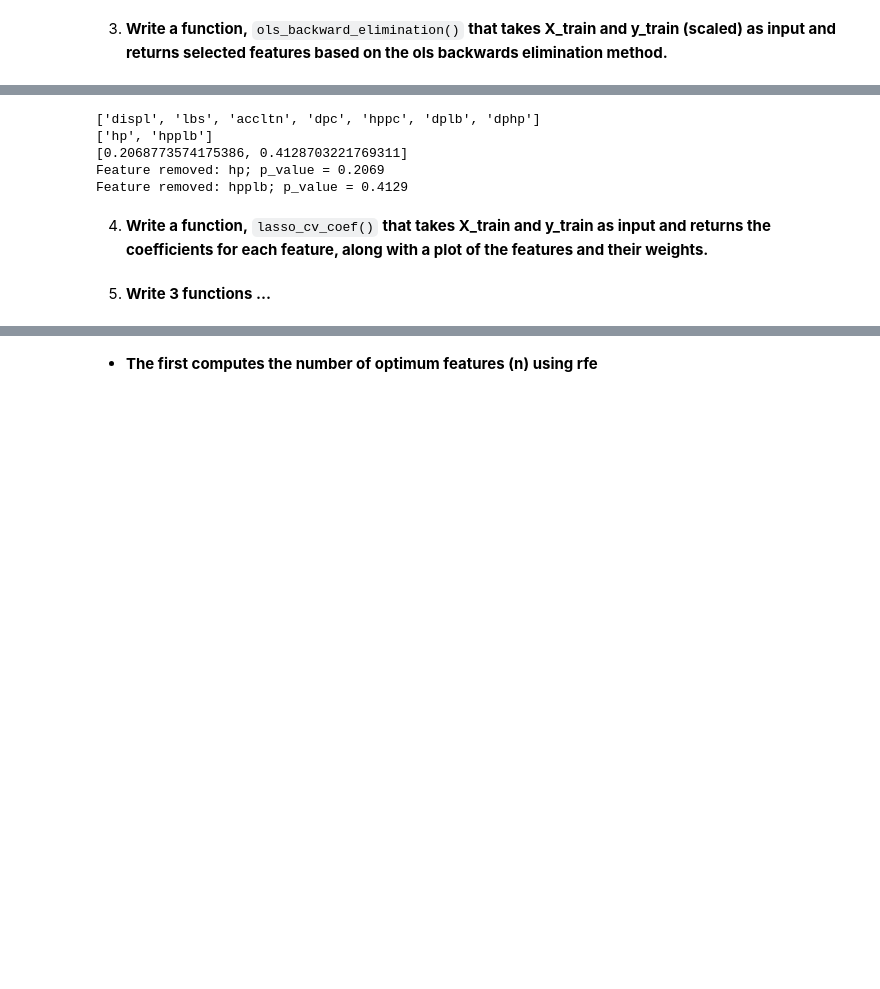
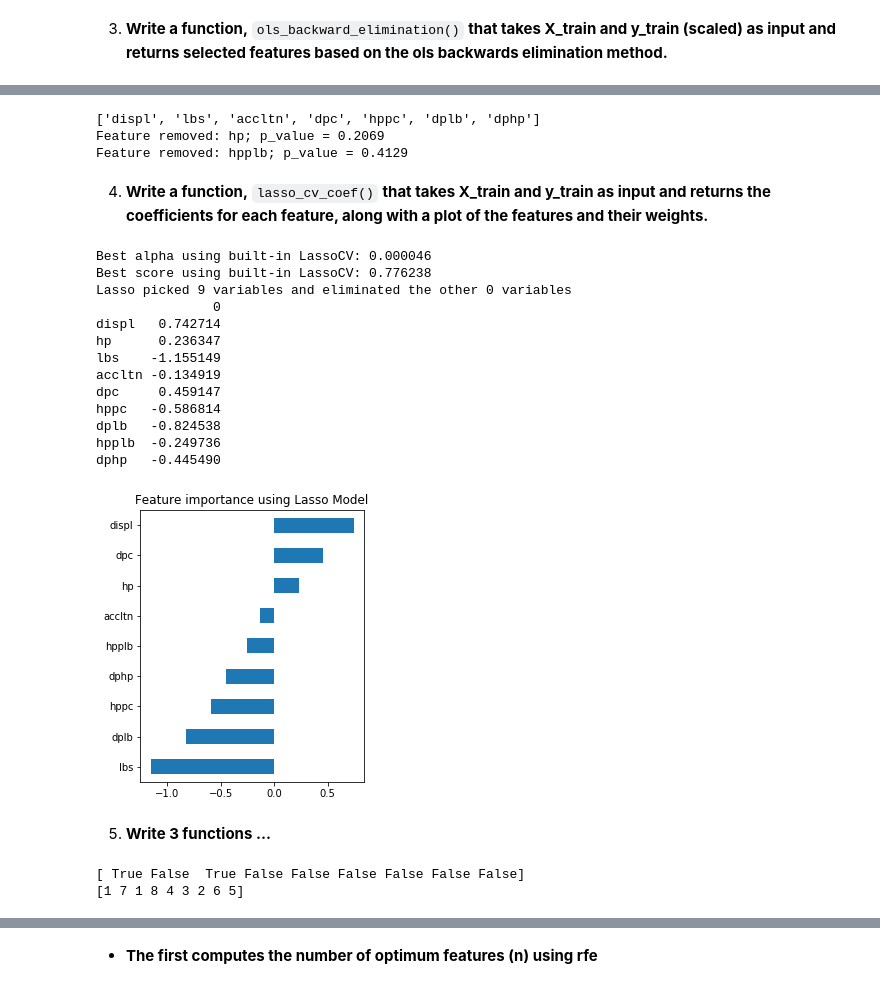
Before and after one commit to kjeliasen/ds-methodologies-exercises, a Jupyter notebook: regression/Features_demo.ipynb, the cells around one changed output, grey strips where cells are left out. Cells and saved outputs as stored; diff of their text form; code cells hidden in the pictures; blank space fills up the shorter version.

```diff
--- a/regression/Features_demo.ipynb
+++ b/regression/Features_demo.ipynb
@@ -427,7 +427,7 @@ def ols_backward_elimination(X_train_scaled, y_train_scaled):
     removed_pvals_BE = removed_pvals
     return selected_features_BE, removed_features_BE, removed_pvals_BE
 # %%
-selected_features_BE, removed_features_BE, removed_pvals_BE = ols_backward_elimination(X_train_scaled, y_train_scaled)
+selected_features_BE, removed_features_BE, removed_pvals_BE = features.ols_backward_elimination(X_train_scaled, y_train_scaled)
 print(selected_features_BE)
 #print(removed_features_BE)
 #print(removed_pvals_BE)
@@ -436,8 +436,6 @@ for feature in removals:
     print(f'Feature removed: {feature[0]}; p_value = {feature[1]:.4f}')
 # %% [output]
 ['displ', 'lbs', 'accltn', 'dpc', 'hppc', 'dplb', 'dphp']
-['hp', 'hpplb']
-[0.2068773574175386, 0.4128703221769311]
 Feature removed: hp; p_value = 0.2069
 Feature removed: hpplb; p_value = 0.4129
 # %% [markdown]
@@ -450,2 +466,50 @@ def lasso_cv_coef(X_train, y_train):
+# %%
+def lasso_cv_coef(X_train, y_train, plotit=True, summarize=True):
+    '''
+lasso_cv_coef(X_train, y_train, plotit=True, summarize=True)
+plotit produces plot at runtime
+summarize returns printed summary
+RETURNS: model, alpha, score, coef, yhat
+    '''
+    model = LassoCV().fit(X_train, y_train)
+    alpha = model.alpha_
+    score = model.score(X_train, y_train)
+    coef = pd.Series(model.coef_, index = X_train.columns)
+    yhat = model.predict(X_train)
+    if summarize:
+        imp_coef = coef.sort_values()
+        vars_kept = sum(coef != 0)
+        vars_elim = sum(coef == 0)
+        print("Best alpha using built-in LassoCV: %f" %model.alpha_)
+        print("Best score using built-in LassoCV: %f" %model.score(X_train,y_train))
+        print("Lasso picked " + str(sum(coef != 0)) +
+              " variables and eliminated the other " +
+              str(sum(coef == 0)) + " variables")
+        print(pd.DataFrame(coef))
+    if plotit:
+        imp_coef = coef.sort_values()
+        matplotlib.rcParams['figure.figsize'] = (4.0, 5.0)
+        imp_coef.plot(kind = "barh")
+        plt.title("Feature importance using Lasso Model")
+        plt.plot()
+    return model, alpha, score, coef, yhat
+# %%
+lasso_model, lasso_alpha, lasso_score, lasso_coef, lasso_yhat = \
+    features.lasso_cv_coef(X_train=X_train_scaled, y_train=y_train_scaled, plotit=True, summarize=True)
+# %% [output]
+Best alpha using built-in LassoCV: 0.000046
+Best score using built-in LassoCV: 0.776238
+Lasso picked 9 variables and eliminated the other 0 variables
+               0
+displ   0.742714
+hp      0.236347
+lbs    -1.155149
+accltn -0.134919
+dpc     0.459147
+hppc   -0.586814
+dplb   -0.824538
+hpplb  -0.249736
+dphp   -0.445490
+[figure, added]
 # %% [markdown]
 5. **Write 3 functions ...**
@@ -451,0 +519,17 @@ def lasso_cv_coef(X_train, y_train):
+# %%
+model = LinearRegression()
+
+#Initializing RFE model, with parameter to select top 2 features.
+rfe = RFE(model, 2)
+
+#Transforming data using RFE
+X_rfe = rfe.fit_transform(X_train_scaled,y_train_scaled)
+
+#Fitting the data to model
+model.fit(X_rfe,y_train)
+
+print(rfe.support_)
+print(rfe.ranking_)
+# %% [output]
+[ True False  True False False False False False False]
+[1 7 1 8 4 3 2 6 5]
```
Also changed, not shown: parts of 28 cells of this notebook, 1 other file.
